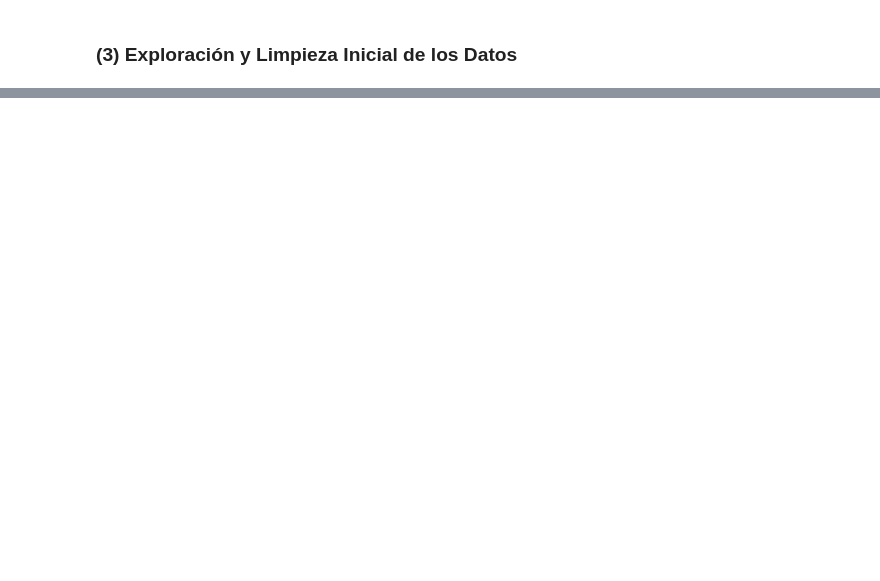
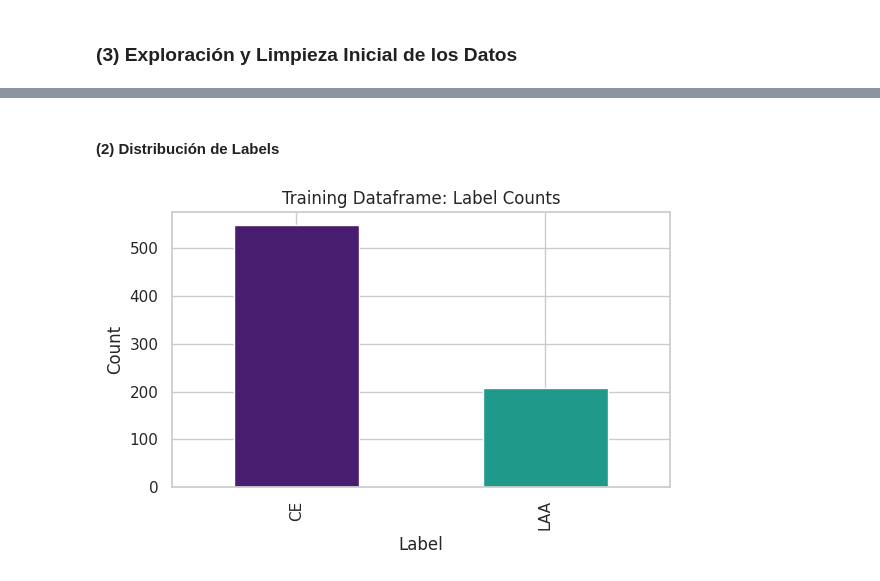
Before and after one commit to Andrea-gt/blood-clots, a Jupyter notebook: mayo-clinic-strip-ai.ipynb, the cells around one changed output, grey strips where cells are left out. Drawn from its saved outputs; the diff is of its cells as text; code cells hidden in the pictures; blank space fills up the shorter version.

```diff
--- a/mayo-clinic-strip-ai.ipynb
+++ b/mayo-clinic-strip-ai.ipynb
@@ -124,0 +188,22 @@ memory usage: 29.6+ KB
+# %% [markdown]
+#### **(2) Distribución de Labels**
+# %%
+def label_distribution(df, name='Training Dataframe'):
+  label_counts = df['label'].value_counts().sort_index()
+  total_counts = label_counts.sum()
+
+  # Calculate percentages
+  label_percentages = (label_counts / total_counts) * 100
+
+  # Plot counts
+  plt.plot(1, 2, 1)
+  label_counts.plot(kind='bar', color=[palette[0], palette[6]])
+  plt.title(f'{name}: Label Counts')
+  plt.xlabel('Label')
+  plt.ylabel('Count')
+  plt.tight_layout()
+  plt.show()
+# %%
+label_distribution(df)
+# %% [output]
+[figure, added]
```
Also changed, not shown: parts of 9 cells of this notebook.
